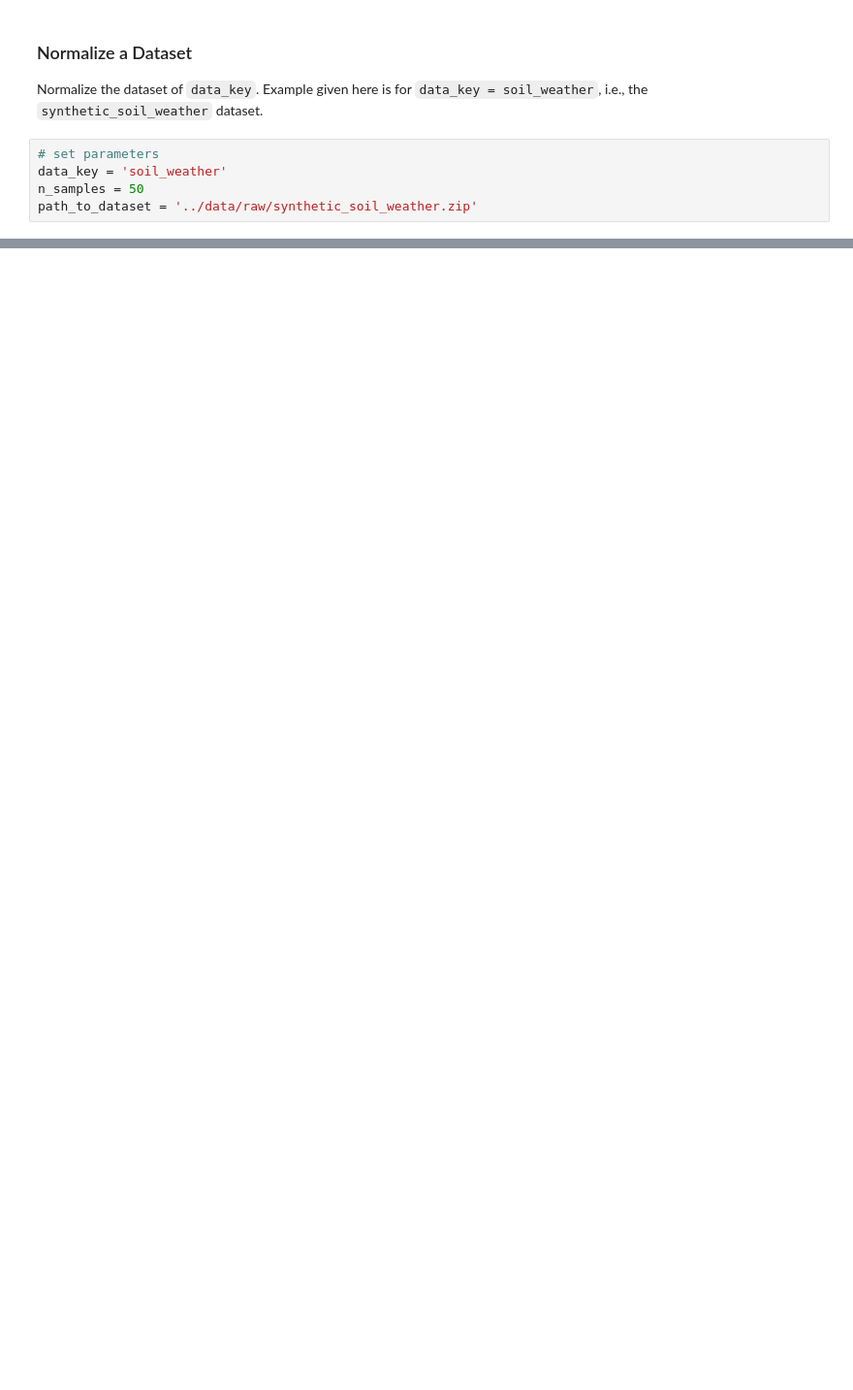
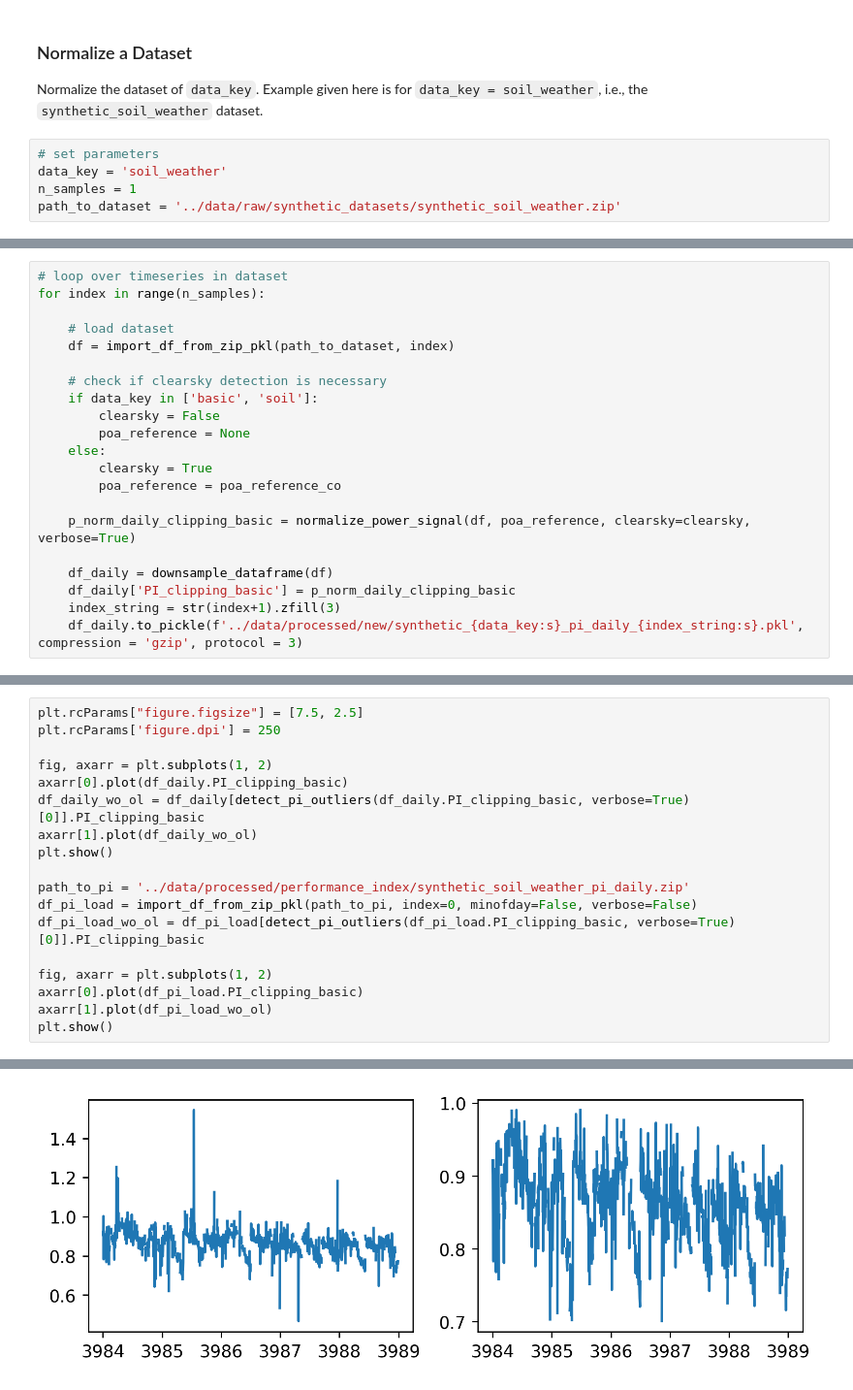
Before and after one commit to Rufski/S2DS-EPRI, a Jupyter notebook: notebooks/3.0-cj-normalize-power-signal.ipynb, the cells around one changed output, grey strips where cells are left out. Shown at 97% size. Cells and saved outputs as stored; diff of their text form; blank space fills up the shorter version.

```diff
--- a/notebooks/3.0-cj-normalize-power-signal.ipynb
+++ b/notebooks/3.0-cj-normalize-power-signal.ipynb
@@ -52,7 +44,7 @@ Normalize the dataset of `data_key`. Example given here is for `data_key = soil_
 # %%
 # set parameters
 data_key = 'soil_weather'
-n_samples = 50
-path_to_dataset = '../data/raw/synthetic_soil_weather.zip'
+n_samples = 1
+path_to_dataset = '../data/raw/synthetic_datasets/synthetic_soil_weather.zip'
 # %%
 # test the data import
@@ -251,0 +63,21 @@ help(import_df_from_zip_pkl)
+# %%
+# loop over timeseries in dataset
+for index in range(n_samples):
+
+    # load dataset
+    df = import_df_from_zip_pkl(path_to_dataset, index)
+
+    # check if clearsky detection is necessary
+    if data_key in ['basic', 'soil']:
+        clearsky = False
+        poa_reference = None
+    else:
+        clearsky = True
+        poa_reference = poa_reference_co
+
+    p_norm_daily_clipping_basic = normalize_power_signal(df, poa_reference, clearsky=clearsky, verbose=True)
+
+    df_daily = downsample_dataframe(df)
+    df_daily['PI_clipping_basic'] = p_norm_daily_clipping_basic
+    index_string = str(index+1).zfill(3)
+    df_daily.to_pickle(f'../data/processed/new/synthetic_{data_key:s}_pi_daily_{index_string:s}.pkl', compression = 'gzip', protocol = 3)
@@ -251,0 +90,19 @@ help(import_df_from_zip_pkl)
+# %%
+plt.rcParams["figure.figsize"] = [7.5, 2.5]
+plt.rcParams['figure.dpi'] = 250
+
+fig, axarr = plt.subplots(1, 2)
+axarr[0].plot(df_daily.PI_clipping_basic)
+df_daily_wo_ol = df_daily[detect_pi_outliers(df_daily.PI_clipping_basic, verbose=True)[0]].PI_clipping_basic
+axarr[1].plot(df_daily_wo_ol)
+plt.show()
+
+path_to_pi = '../data/processed/performance_index/synthetic_soil_weather_pi_daily.zip'
+df_pi_load = import_df_from_zip_pkl(path_to_pi, index=0, minofday=False, verbose=False)
+df_pi_load_wo_ol = df_pi_load[detect_pi_outliers(df_pi_load.PI_clipping_basic, verbose=True)[0]].PI_clipping_basic
+
+fig, axarr = plt.subplots(1, 2)
+axarr[0].plot(df_pi_load.PI_clipping_basic)
+axarr[1].plot(df_pi_load_wo_ol)
+plt.show()
+# %% [output]
@@ -251,0 +112 @@ help(import_df_from_zip_pkl)
+[figure, added]
```
Also changed, not shown: parts of 17 cells of this notebook, 2 other files.
